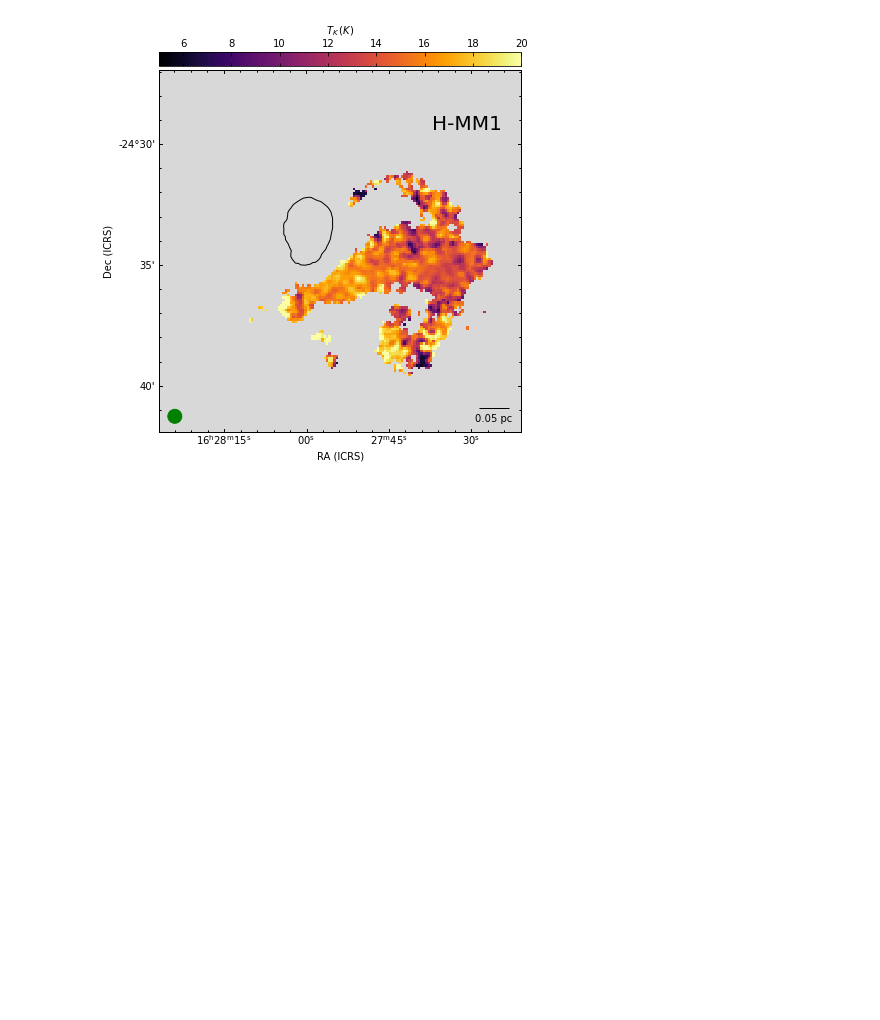
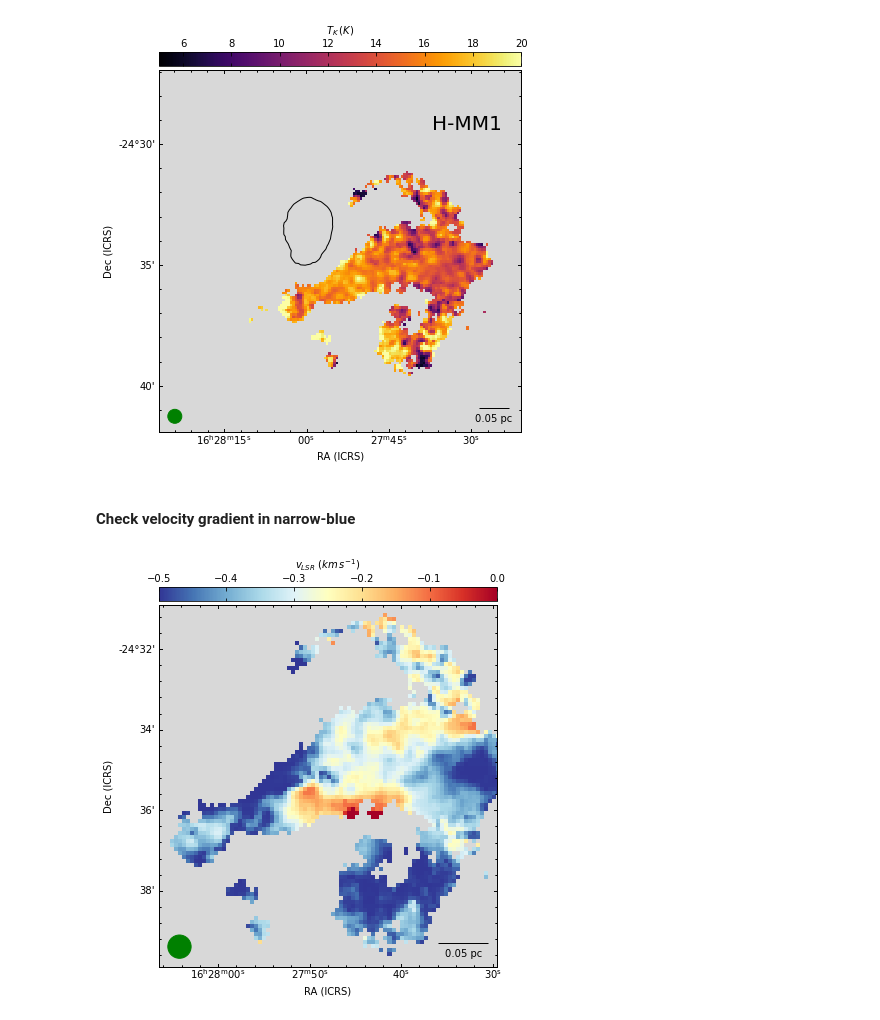
Before and after one commit to SpandanCh/H-MM1_extended_subsonic, a Jupyter notebook: make_figures.ipynb, the cells around one changed output. Cells and saved outputs as stored; diff of their text form; code cells hidden in the pictures; blank space fills up the shorter version.

Commit message:
additional checks

```diff
--- a/make_figures.ipynb
+++ b/make_figures.ipynb
@@ -785,3 +785,21 @@ fig.savefig(figs_dir + 'tk_narrow_blue_repr.pdf')
 # %% [output]
 INFO: Auto-setting resolution to 29.7915 dpi [aplpy.core]
 [figure]
+# %% [markdown]
+#### Check velocity gradient in narrow-blue
+# %%
+fig = aplfig(fits.PrimaryHDU(data=vel_narrow_blue_repr - vel_broad_repr, header=hd_repr),figsize=(7,7))
+
+text_color='white'
+contour_color='k'
+
+cmap = plt.cm.get_cmap('RdYlBu_r')
+cmap.set_bad('0.85')
+
+fig = setup_plot( fig, cmap=cmap, vmin=-0.5, vmax=0, col_text = r'$v_{LSR}\ (km\,s^{-1})$', beam_color='g',
+                 sclbr=0.05, lbl_text='')
+
+fig.recenter(246.95,-24.59,width=0.14,height=0.15)
+fig.beam.set_corner('bottom left')
+# %% [output]
+[figure, added]
```
